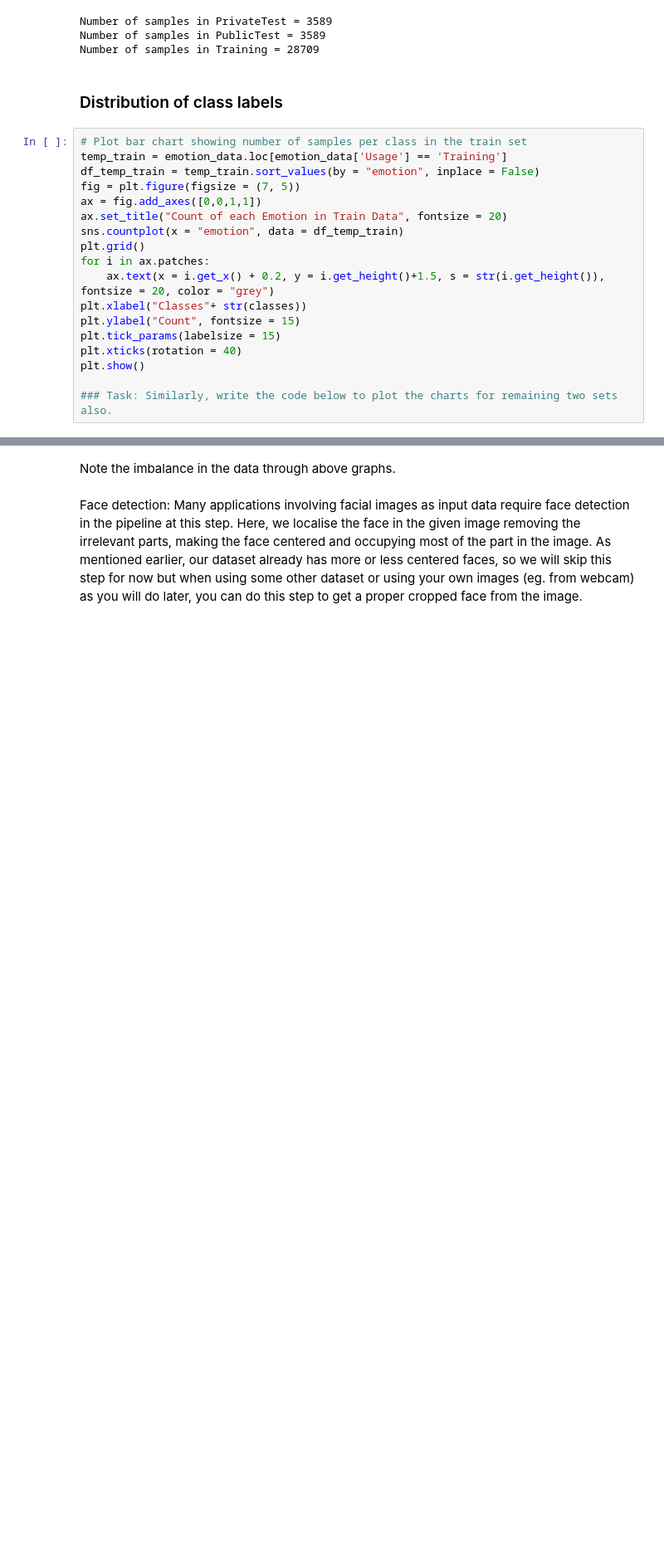
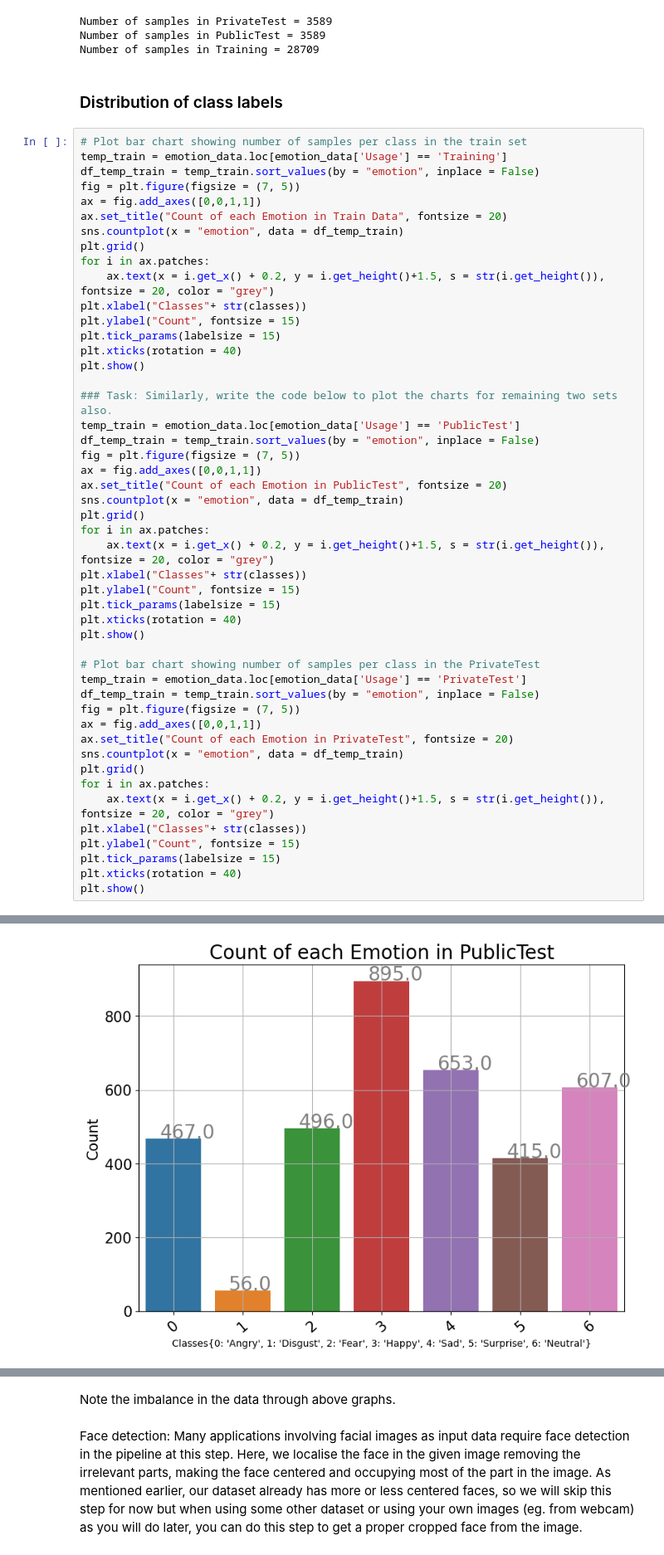
Before and after one commit to Hemanthnaidu3737/Assignment-6, a Jupyter notebook: Copy_of_FMML_Module_9_Project(b).ipynb, the cells around one changed output, grey strips where cells are left out. Shown: that part at 83% size. Cells and saved outputs as stored; diff of their text form; blank space fills up the shorter version.

```diff
--- a/Copy_of_FMML_Module_9_Project(b).ipynb
+++ b/Copy_of_FMML_Module_9_Project(b).ipynb
@@ -112,20 +112,51 @@ Number of samples in Training = 28709
 # %%
 # Plot bar chart showing number of samples per class in the train set
 temp_train = emotion_data.loc[emotion_data['Usage'] == 'Training']
 df_temp_train = temp_train.sort_values(by = "emotion", inplace = False)
 fig = plt.figure(figsize = (7, 5))
 ax = fig.add_axes([0,0,1,1])
 ax.set_title("Count of each Emotion in Train Data", fontsize = 20)
 sns.countplot(x = "emotion", data = df_temp_train)
 plt.grid()
 for i in ax.patches:
     ax.text(x = i.get_x() + 0.2, y = i.get_height()+1.5, s = str(i.get_height()), fontsize = 20, color = "grey")
 plt.xlabel("Classes"+ str(classes))
 plt.ylabel("Count", fontsize = 15)
 plt.tick_params(labelsize = 15)
 plt.xticks(rotation = 40)
 plt.show()
 
 ### Task: Similarly, write the code below to plot the charts for remaining two sets also.
+temp_train = emotion_data.loc[emotion_data['Usage'] == 'PublicTest']
+df_temp_train = temp_train.sort_values(by = "emotion", inplace = False)
+fig = plt.figure(figsize = (7, 5))
+ax = fig.add_axes([0,0,1,1])
+ax.set_title("Count of each Emotion in PublicTest", fontsize = 20)
+sns.countplot(x = "emotion", data = df_temp_train)
+plt.grid()
+for i in ax.patches:
+    ax.text(x = i.get_x() + 0.2, y = i.get_height()+1.5, s = str(i.get_height()), fontsize = 20, color = "grey")
+plt.xlabel("Classes"+ str(classes))
+plt.ylabel("Count", fontsize = 15)
+plt.tick_params(labelsize = 15)
+plt.xticks(rotation = 40)
+plt.show()
+
+# Plot bar chart showing number of samples per class in the PrivateTest
+temp_train = emotion_data.loc[emotion_data['Usage'] == 'PrivateTest']
+df_temp_train = temp_train.sort_values(by = "emotion", inplace = False)
+fig = plt.figure(figsize = (7, 5))
+ax = fig.add_axes([0,0,1,1])
+ax.set_title("Count of each Emotion in PrivateTest", fontsize = 20)
+sns.countplot(x = "emotion", data = df_temp_train)
+plt.grid()
+for i in ax.patches:
+    ax.text(x = i.get_x() + 0.2, y = i.get_height()+1.5, s = str(i.get_height()), fontsize = 20, color = "grey")
+plt.xlabel("Classes"+ str(classes))
+plt.ylabel("Count", fontsize = 15)
+plt.tick_params(labelsize = 15)
+plt.xticks(rotation = 40)
+plt.show()
 # %% [output]
 [figure]
+[figure, added]
```
Also changed, not shown: parts of 13 cells of this notebook.
